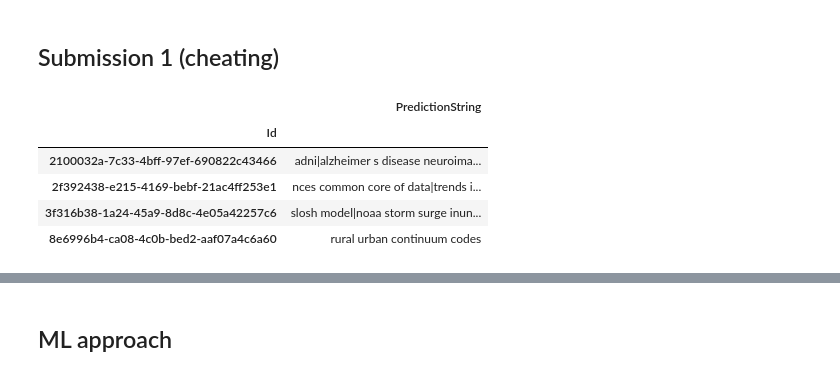
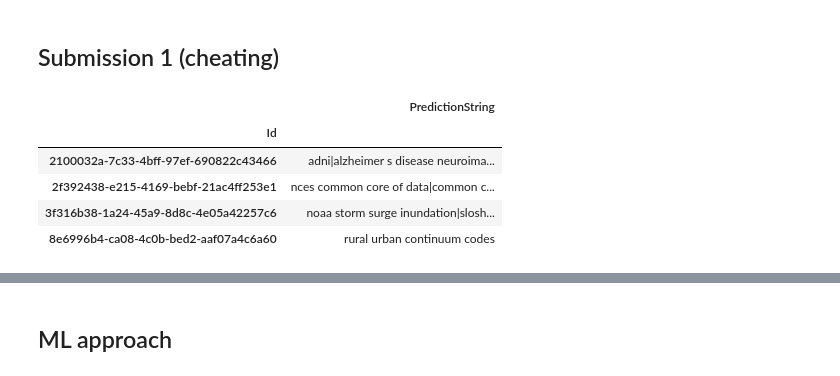
Before and after one commit to travis-tyler/dataset_identification, a Jupyter notebook: code/model_testing.ipynb, the cells around one changed output, grey strips where cells are left out. Cells and saved outputs as stored; diff of their text form; code cells hidden in the pictures.

Commit message:
tested more models; made a mess of ELT2

```diff
--- a/code/model_testing.ipynb
+++ b/code/model_testing.ipynb
@@ -35,28 +37,32 @@ train_df.head()
 # %% [markdown]
 ## Submission 1 (cheating)
 # %%
-# add all dataset labels in training set to list
-datasets_titles = train_df.cleaned_label.unique()
+# # add all dataset labels in training set to list
+# dataset_labels = [x.lower() for x in train_df['dataset_label'].unique()]
+# dataset_titles = [x.lower() for x in train_df['dataset_title'].unique()]
+# cleaned_labels = [x.lower() for x in train_df['cleaned_label'].unique()]
 
-# check if in test text and add to submission dataframe
-labels = []
-for index in test_df['Id']:
-    text = test_df[test_df['Id'] == index].text.str.cat(sep='\n').lower()
-    label = []
-    for dataset_title in datasets_titles:
-        if dataset_title in text:
-            label.append(clean_text(dataset_title))
-    labels.append('|'.join(label))
+# label_list = set(dataset_labels + dataset_titles + cleaned_labels)
 
-test_df['PredictionString'] = labels
+# # check if in test text and add to submission dataframe
+# labels = []
+# for index in test_df['Id']:
+#     text = test_df[test_df['Id'] == index].text.str.cat(sep='\n').lower()
+#     label = []
+#     for dataset_title in label_list:
+#         if dataset_title in text:
+#             label.append(clean_text(dataset_title))
+#     labels.append('|'.join(label))
 
-submission_df = test_df.drop(columns=['text']).set_index('Id')
+# test_df['PredictionString'] = labels
 
-submission_df
+# submission_df = test_df.drop(columns=['text']).set_index('Id')
+
+# submission_df
 # %% [output]
 |  | PredictionString |
 | Id |  |
 | 2100032a-7c33-4bff-97ef-690822c43466 | adni|alzheimer s disease neuroima... |
-| 2f392438-e215-4169-bebf-21ac4ff253e1 | nces common core of data|trends i... |
-| 3f316b38-1a24-45a9-8d8c-4e05a42257c6 | slosh model|noaa storm surge inun... |
+| 2f392438-e215-4169-bebf-21ac4ff253e1 | nces common core of data|common c... |
+| 3f316b38-1a24-45a9-8d8c-4e05a42257c6 | noaa storm surge inundation|slosh... |
 | 8e6996b4-ca08-4c0b-bed2-aaf07a4c6a60 | rural urban continuum codes |
```
Also changed, not shown: parts of 30 cells of this notebook, 3 other files.
